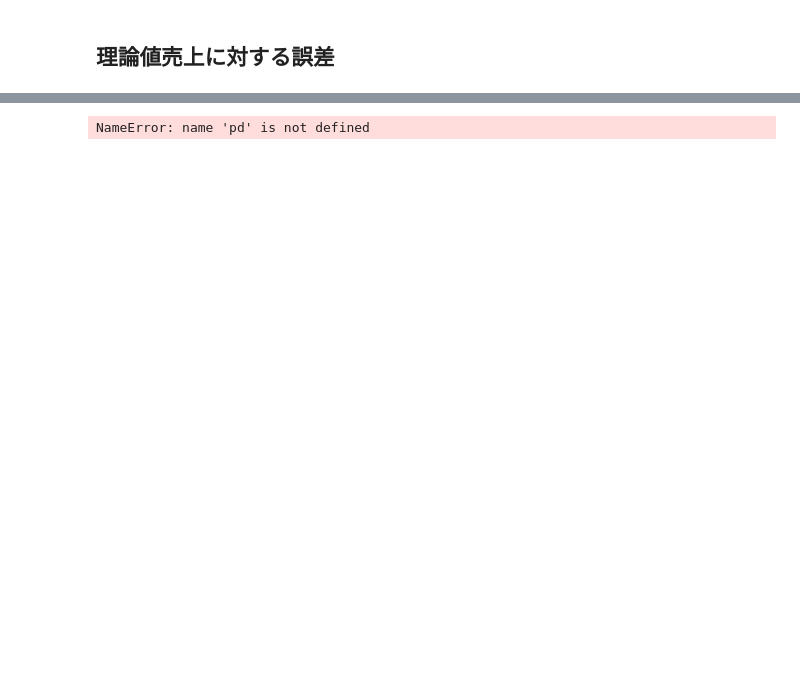
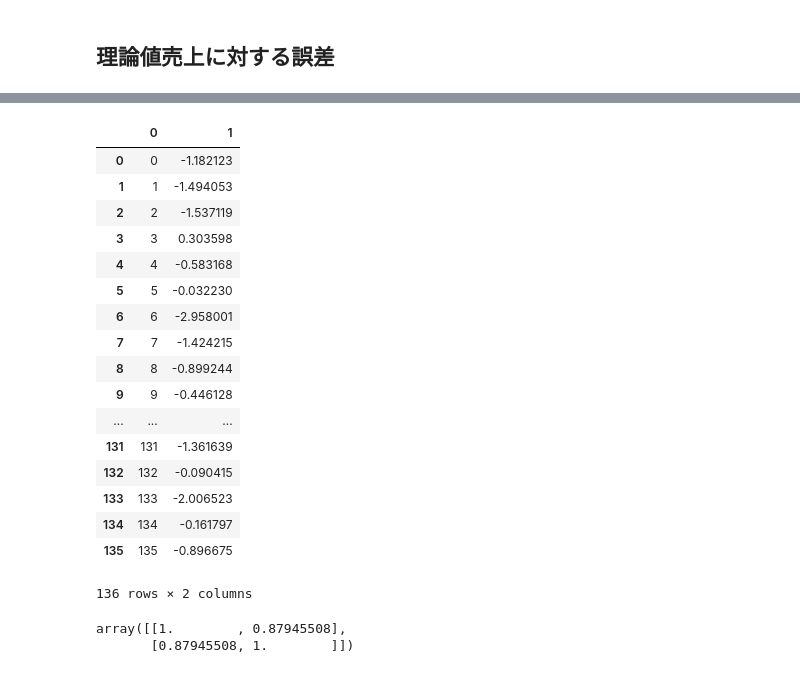
Before and after one commit to Yosymatu/HuffModel, a Jupyter notebook: Input_HuffModel.ipynb, the cells around one changed output, grey strips where cells are left out. Drawn from its saved outputs; the diff is of its cells as text; code cells hidden in the pictures; blank space fills up the shorter version.

```diff
--- a/Input_HuffModel.ipynb
+++ b/Input_HuffModel.ipynb
@@ -107,4 +189,21 @@ plt.scatter(id, e, c='red', marker='.')
 # %%
-pd.DataFrame({0 : id, 1: e})
+pd.DataFrame({0 : id, 1: e/com_saleList})
 # %% [output]
+|  | 0 | 1 |
+| 0 | 0 | -1.182123 |
+| 1 | 1 | -1.494053 |
+| 2 | 2 | -1.537119 |
+| 3 | 3 | 0.303598 |
+| 4 | 4 | -0.583168 |
+| 5 | 5 | -0.032230 |
+| 6 | 6 | -2.958001 |
+| 7 | 7 | -1.424215 |
+| 8 | 8 | -0.899244 |
+| 9 | 9 | -0.446128 |
+| ... | ... | ... |
+| 131 | 131 | -1.361639 |
+| 132 | 132 | -0.090415 |
+| 133 | 133 | -2.006523 |
+| 134 | 134 | -0.161797 |
+| 135 | 135 | -0.896675 |
-NameError: name 'pd' is not defined
+136 rows × 2 columns
@@ -110,0 +214,5 @@ NameError: name 'pd' is not defined
+# %%
+np.corrcoef(x,y)
+# %% [output]
+array([[1.        , 0.87945508],
+       [0.87945508, 1.        ]])
```
Also changed, not shown: parts of 13 cells of this notebook.
